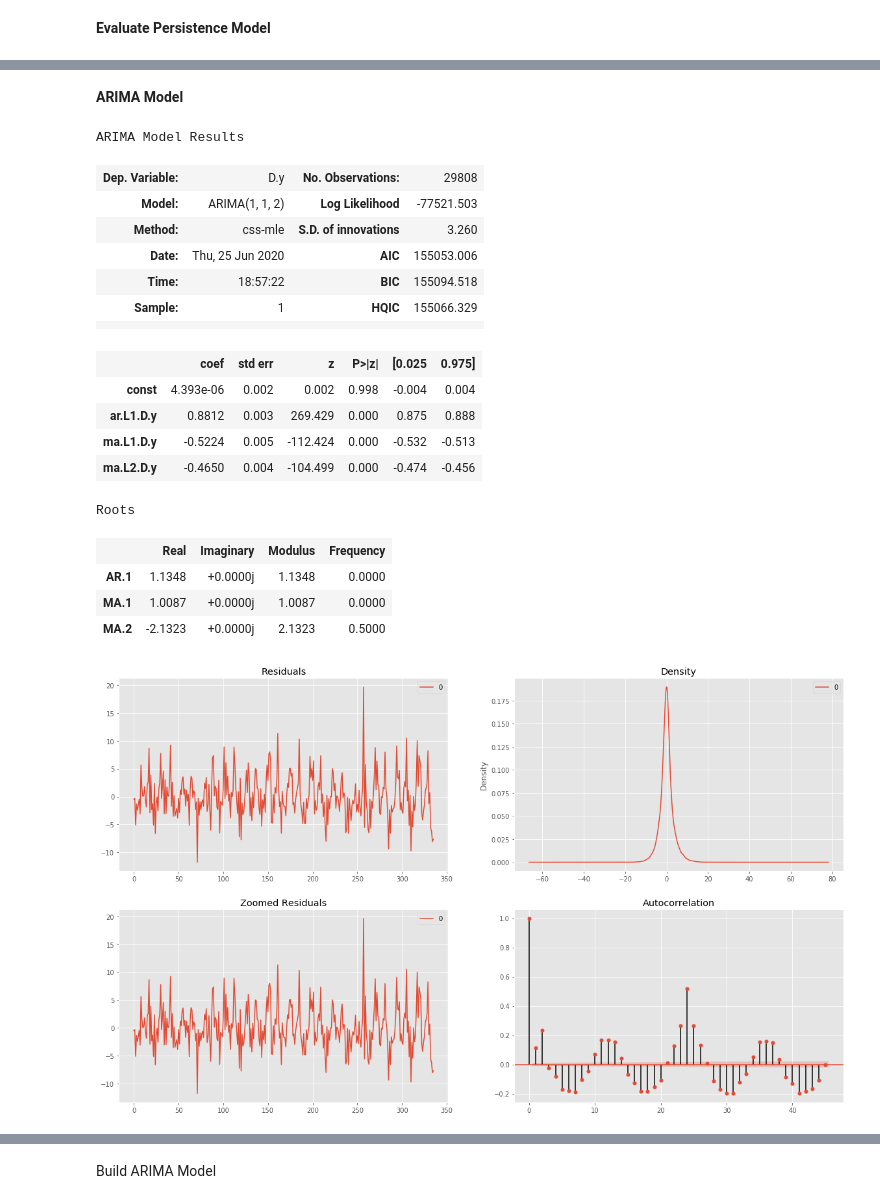
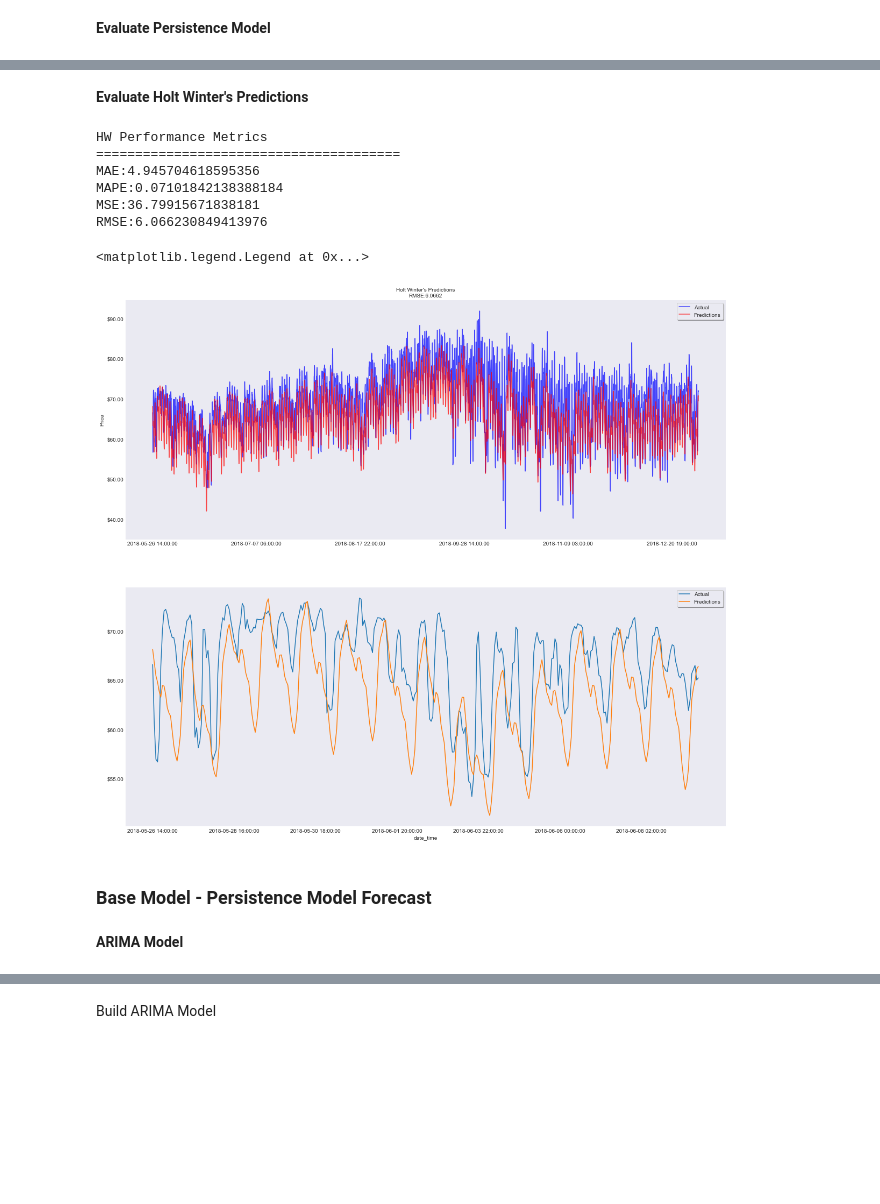
Before and after one commit to KishenSharma6/SpainEnergyAnalysis, a Jupyter notebook: Project_Codes/04_Modeling/2020_0622_Model_Development.ipynb, the cells around one changed output, grey strips where cells are left out. Drawn from its saved outputs; the diff is of its cells as text; code cells hidden in the pictures; blank space fills up the shorter version.

```diff
--- a/Project_Codes/04_Modeling/2020_0622_Model_Development.ipynb
+++ b/Project_Codes/04_Modeling/2020_0622_Model_Development.ipynb
@@ -212,8 +213,11 @@ Holt-Winters Exponential Smoothing
 # %%
-# #Store predictions and test values in a dataframe
-# evaluate_hw = pd.DataFrame(holt_preds, index=test_univariate.index)
-# evaluate_hw.columns = ['hw_preds']
-# evaluate_hw['actual'] = test_univariate.values
+#Store predictions and test values in a dataframe
+evaluate_hw = pd.DataFrame(holt_preds, index=actual.index)
+evaluate_hw.columns = ['hw_preds']
+evaluate_hw['actual'] = actual.values
 
-# #Check
-# display(evaluate_hw)
+#Add seasonal and trend components to hw_preds
+evaluate_hw['adjusted_preds'] = evaluate_hw['hw_preds'] + X_test['price_actual_season'] + X_test['price_actual_trend']
+
+#Check
+display(evaluate_hw)
@@ -230,30 +239,49 @@ Holt-Winters Exponential Smoothing
+# %% [markdown]
+**Evaluate Holt Winter's Predictions**
+# %%
+#Evaluate metrics
+hw_metrics = model_performance(evaluate_hw.adjusted_preds.values, evaluate_hw.actual.values, 'HW')
+
+#Create fig to plot data to evaluate fit
+f,ax = plt.subplots(2,1,figsize = (20,18))
+
+#Plot predictions against test data
+timeseries_plot(evaluate_hw.actual, ax=ax[0], color = 'blue',alpha=.7)
+timeseries_plot(evaluate_hw.adjusted_preds, ax=ax[0],
+                title ='Holt Winter\'s Predictions\nRMSE:{}'.format(round(hw_metrics['RMSE'],4)),
+                title_dict=title_dict,ylabel='Price', color = 'red',label_dict=label_dict,alpha=.7)
+
+###Set plot aesthetics**
+ax[0].get_yaxis().set_major_formatter(plt.FuncFormatter(lambda x, loc: "${:}.00".format(int(x))))
+ax[0].legend(['Actual','Predictions'], frameon = True, shadow = True)
+
+#Plot predictions against test data(zoomed)
+evaluate_hw.actual[:24*14].plot( ax=ax[1])
+evaluate_hw.adjusted_preds[:24*14].plot( ax=ax[1])
+
+
+ax[1].get_yaxis().set_major_formatter(plt.FuncFormatter(lambda x, loc: "${:}.00".format(int(x))))
+ax[1].legend(['Actual','Predictions'], frameon = True, shadow = True)
+# %% [output]
+HW Performance Metrics
+=======================================
+MAE:4.945704618595356
+MAPE:0.07101842138388184
+MSE:36.79915671838181
+RMSE:6.066230849413976
+<matplotlib.legend.Legend at 0x...>
+[figure, added]
+# %% [markdown]
+### Base Model - Persistence Model Forecast
 # %% [markdown]
 **ARIMA Model**
 # %%
+#Import library
 from statsmodels.tsa.arima_model import ARIMA
-
-model = ARIMA(train_univariate.values, order=(1,1,2))
+# p(pacf), d and q(acf)
+model = ARIMA(X_train['price_actual_stationary'].values, order=(2,0,1))
 model_fitted = model.fit()
 model_fitted.summary()
-# %% [output]
-ARIMA Model Results
-| Dep. Variable: | D.y | No. Observations: | 29808 |
-| Model: | ARIMA(1, 1, 2) | Log Likelihood | -77521.503 |
-| Method: | css-mle | S.D. of innovations | 3.260 |
-| Date: | Thu, 25 Jun 2020 | AIC | 155053.006 |
-| Time: | 18:57:22 | BIC | 155094.518 |
-| Sample: | 1 | HQIC | 155066.329 |
-|  |  |  |  |
-|  | coef | std err | z | P>|z| | [0.025 | 0.975] |
-| const | 4.393e-06 | 0.002 | 0.002 | 0.998 | -0.004 | 0.004 |
-| ar.L1.D.y | 0.8812 | 0.003 | 269.429 | 0.000 | 0.875 | 0.888 |
-| ma.L1.D.y | -0.5224 | 0.005 | -112.424 | 0.000 | -0.532 | -0.513 |
-| ma.L2.D.y | -0.4650 | 0.004 | -104.499 | 0.000 | -0.474 | -0.456 |
-Roots
-|  | Real | Imaginary | Modulus | Frequency |
-| AR.1 | 1.1348 | +0.0000j | 1.1348 | 0.0000 |
-| MA.1 | 1.0087 | +0.0000j | 1.0087 | 0.0000 |
-| MA.2 | -2.1323 | +0.0000j | 2.1323 | 0.5000 |
 # %%
 #Check residuals
 from statsmodels.graphics.tsaplots import plot_acf
@@ -261,13 +289,11 @@ from statsmodels.graphics.tsaplots import plot_acf
 
 residuals = pd.DataFrame(model_fitted.resid)
 fig, ax = plt.subplots(2,2, figsize = (20,12))
-residuals[:24*14].plot(title="Residuals", ax=ax[0,0])
+residuals.plot(title="Residuals", ax=ax[0,0])
 residuals.plot(kind='kde', title='Density', ax=ax[0,1])
 residuals[:24*14].plot(title="Zoomed Residuals", ax=ax[1,0])
 plot_acf(residuals, ax=ax[1,1])
 
 plt.show()
-# %% [output]
-[figure, removed]
 # %%
 #Create forecast
```
Also changed, not shown: parts of 18 cells of this notebook.
